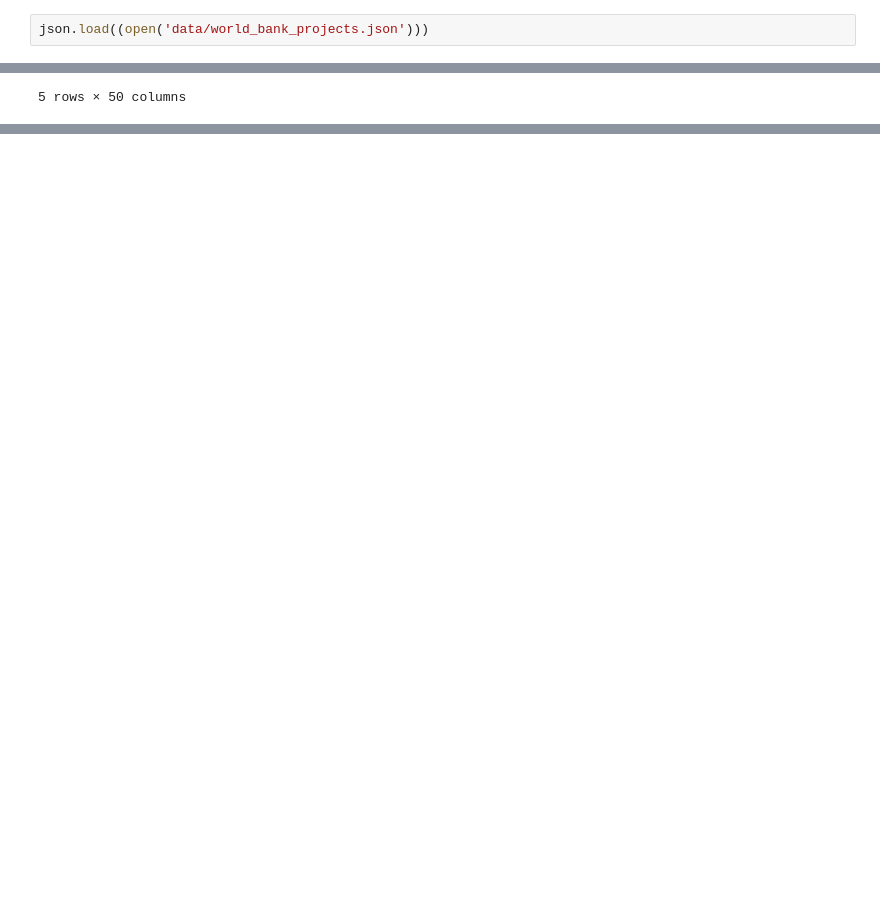
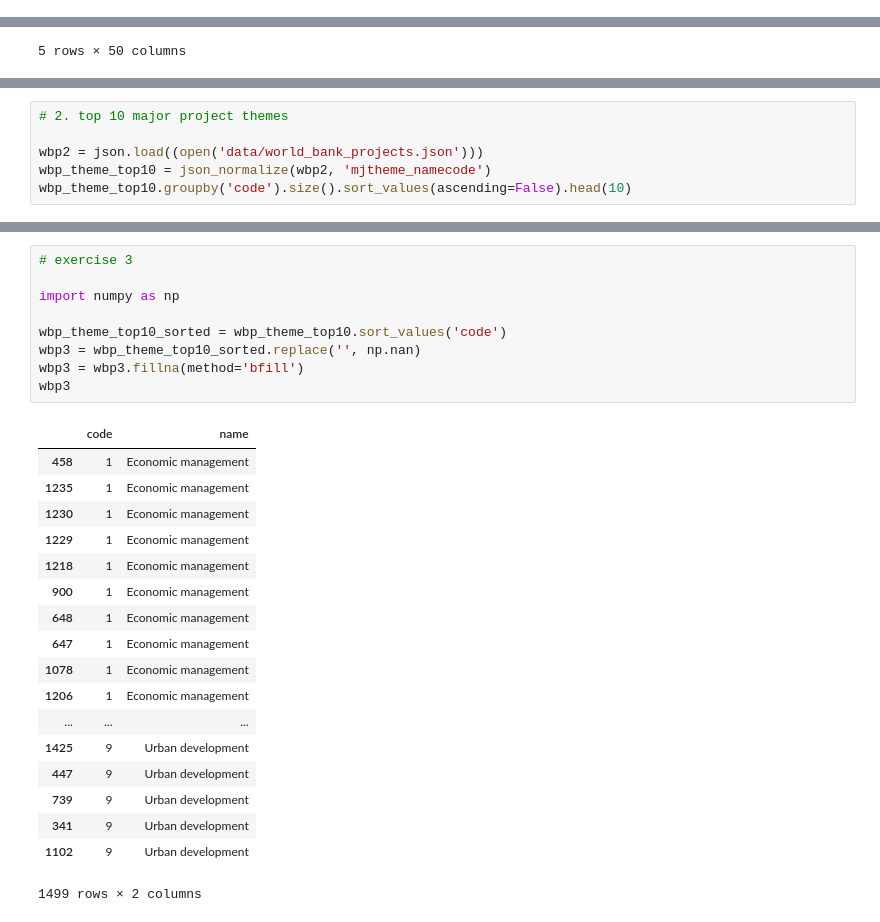
Before and after one commit to rs1024/data_wrangling_json, a Jupyter notebook: sliderule_dsi_json_exercise.ipynb, the cells around one changed output, grey strips where cells are left out. Cells and saved outputs as stored; diff of their text form; blank space fills up the shorter version.

Commit message:
fixed json_normalize issue and completed all exercises

```diff
--- a/sliderule_dsi_json_exercise.ipynb
+++ b/sliderule_dsi_json_exercise.ipynb
@@ -98,5 +98,3 @@ Using data in file 'data/world_bank_projects.json' and the techniques demonstrat
 1. Find the 10 countries with most projects
 2. Find the top 10 major project themes (using column 'mjtheme_namecode')
 3. In 2. above you will notice that some entries have only the code and the name is missing. Create a dataframe with the missing names filled in.
-# %%
-json.load((open('data/world_bank_projects.json')))
@@ -171,0 +129,6 @@ TypeError: string indices must be integers
+# %%
+# 2. top 10 major project themes
+
+wbp2 = json.load((open('data/world_bank_projects.json')))
+wbp_theme_top10 = json_normalize(wbp2, 'mjtheme_namecode')
+wbp_theme_top10.groupby('code').size().sort_values(ascending=False).head(10)
@@ -171,0 +168,28 @@ TypeError: string indices must be integers
+# %%
+# exercise 3
+
+import numpy as np
+
+wbp_theme_top10_sorted = wbp_theme_top10.sort_values('code')
+wbp3 = wbp_theme_top10_sorted.replace('', np.nan)
+wbp3 = wbp3.fillna(method='bfill')
+wbp3
+# %% [output]
+|  | code | name |
+| 458 | 1 | Economic management |
+| 1235 | 1 | Economic management |
+| 1230 | 1 | Economic management |
+| 1229 | 1 | Economic management |
+| 1218 | 1 | Economic management |
+| 900 | 1 | Economic management |
+| 648 | 1 | Economic management |
+| 647 | 1 | Economic management |
+| 1078 | 1 | Economic management |
+| 1206 | 1 | Economic management |
+| ... | ... | ... |
+| 1425 | 9 | Urban development |
+| 447 | 9 | Urban development |
+| 739 | 9 | Urban development |
+| 341 | 9 | Urban development |
+| 1102 | 9 | Urban development |
+1499 rows × 2 columns
```
Also changed, not shown: parts of 6 cells of this notebook.
